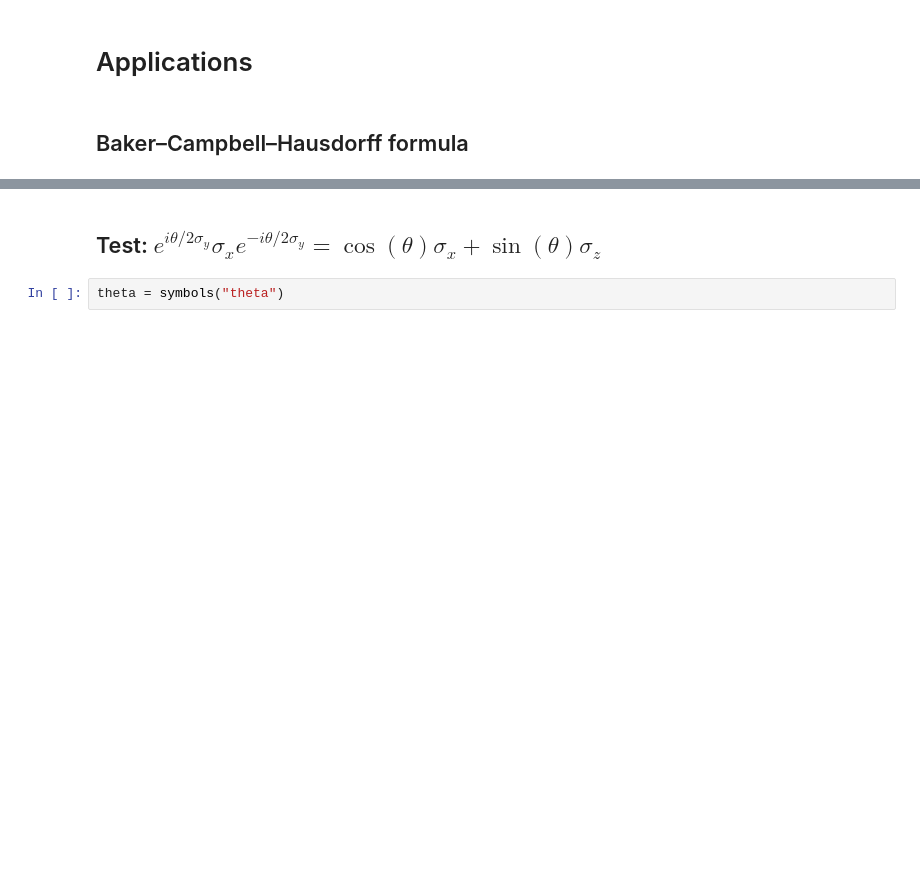
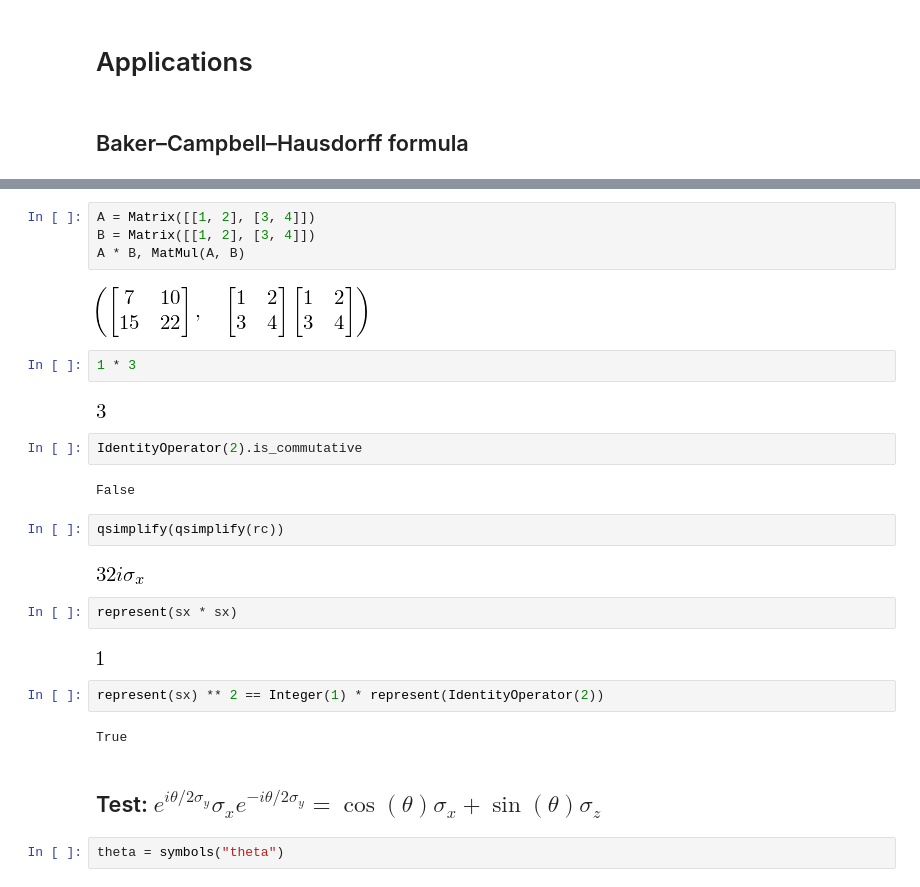
Before and after one commit to jrjohansson/sympsi-notebooks, a Jupyter notebook: sympy-quantum-pauli.ipynb, the cells around one changed output, grey strips where cells are left out. Saved outputs shown, nothing was run; the diff lists cells and outputs as text; blank space fills up the shorter version.

```diff
--- a/sympy-quantum-pauli.ipynb
+++ b/sympy-quantum-pauli.ipynb
@@ -198,3 +226,29 @@ simplify(rc)
+# %%
+A = Matrix([[1, 2], [3, 4]])
+B = Matrix([[1, 2], [3, 4]])
+A * B, MatMul(A, B)
+# %% [output]
+[figure, added]
+# %%
+1 * 3
+# %% [output]
+[figure, added]
+# %%
+IdentityOperator(2).is_commutative
+# %% [output]
+False
+# %%
+qsimplify(qsimplify(rc))
+# %% [output]
+[figure, added]
+# %%
+represent(sx * sx)
+# %% [output]
+[figure, added]
+# %%
+represent(sx) ** 2 == Integer(1) * represent(IdentityOperator(2))
+# %% [output]
+True
 # %% [markdown]
 ## Test: $e^{i\theta/2 \sigma_y}\sigma_xe^{-i\theta/2 \sigma_y} = \cos(\theta)\sigma_x + \sin(\theta)\sigma_z$
 # %%
```
Also changed, not shown: parts of 13 cells of this notebook, 10 other files.
